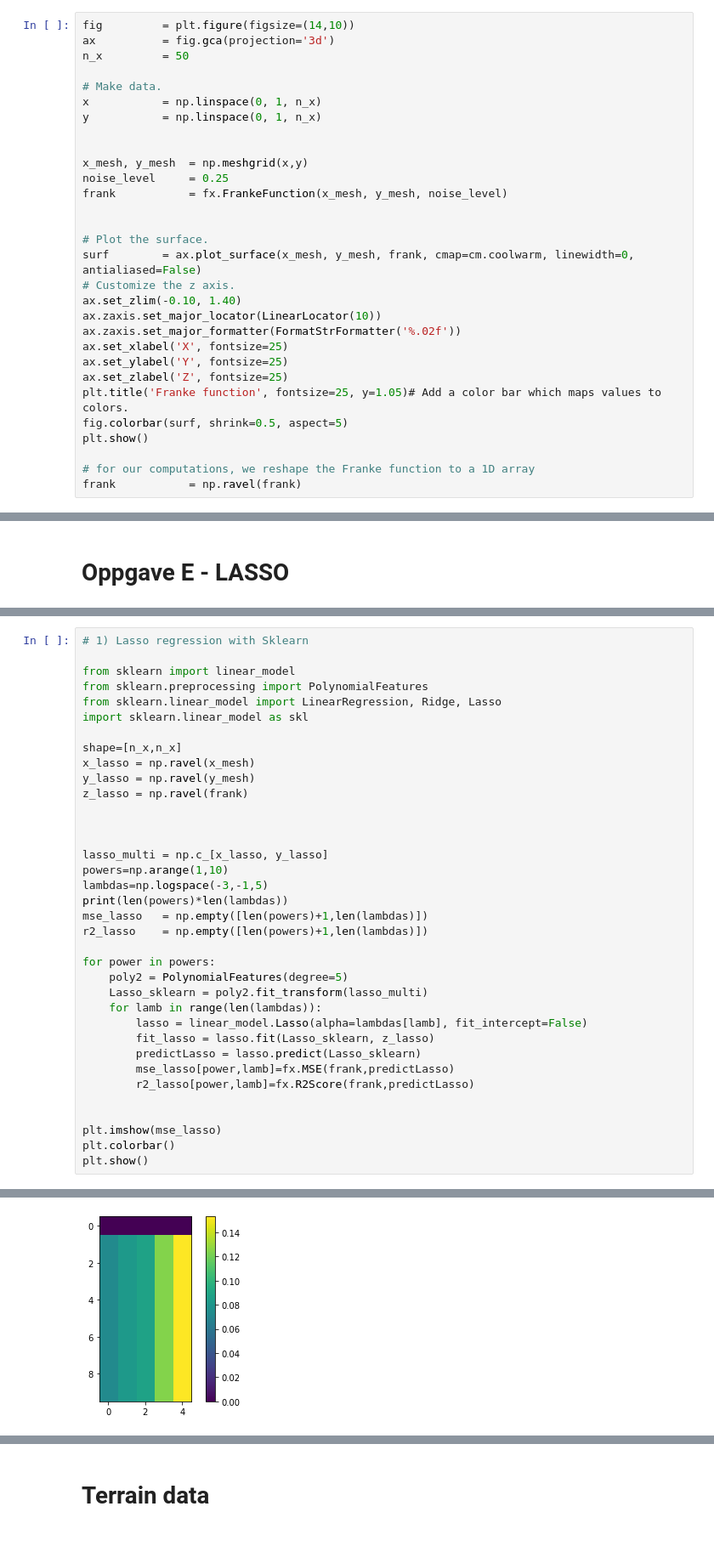
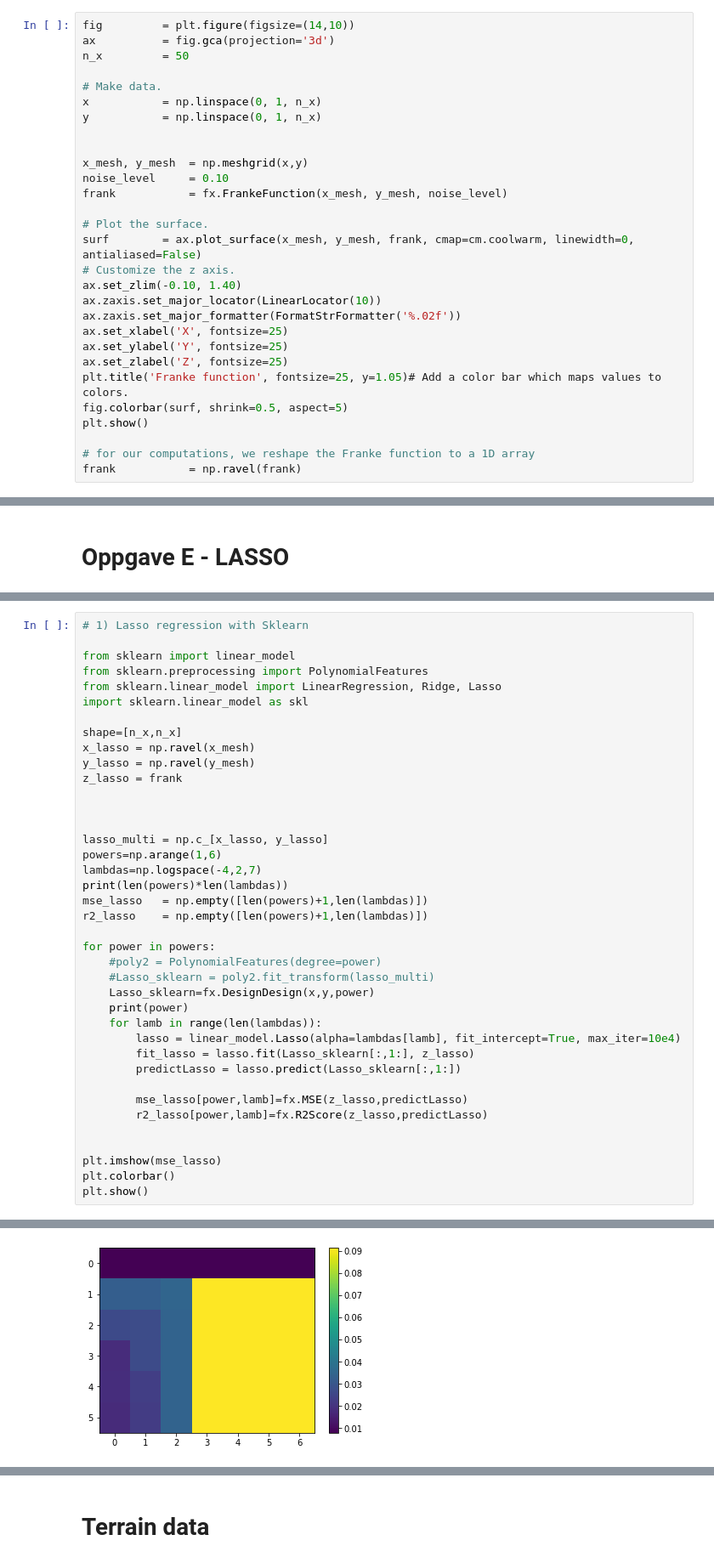
Before and after one commit to VemundST/Project1, a Jupyter notebook: main.ipynb, the cells around one changed output, grey strips where cells are left out. Shown at 85% size. Saved outputs shown, nothing was run; the diff lists cells and outputs as text; blank space fills up the shorter version.

```diff
--- a/main.ipynb
+++ b/main.ipynb
@@ -40,9 +40,8 @@ y           = np.linspace(0, 1, n_x)
 
 
 x_mesh, y_mesh  = np.meshgrid(x,y)
-noise_level     = 0.25
+noise_level     = 0.10
 frank           = fx.FrankeFunction(x_mesh, y_mesh, noise_level)
-
 
 # Plot the surface.
 surf        = ax.plot_surface(x_mesh, y_mesh, frank, cmap=cm.coolwarm, linewidth=0, antialiased=False)
@@ -785,26 +779,29 @@ import sklearn.linear_model as skl
 shape=[n_x,n_x]
 x_lasso = np.ravel(x_mesh)
 y_lasso = np.ravel(y_mesh)
-z_lasso = np.ravel(frank)
+z_lasso = frank
 
 
 
 lasso_multi = np.c_[x_lasso, y_lasso]
-powers=np.arange(1,10)
-lambdas=np.logspace(-3,-1,5)
+powers=np.arange(1,6)
+lambdas=np.logspace(-4,2,7)
 print(len(powers)*len(lambdas))
 mse_lasso   = np.empty([len(powers)+1,len(lambdas)])
 r2_lasso    = np.empty([len(powers)+1,len(lambdas)])
 
 for power in powers:
-    poly2 = PolynomialFeatures(degree=5)
-    Lasso_sklearn = poly2.fit_transform(lasso_multi)
+    #poly2 = PolynomialFeatures(degree=power)
+    #Lasso_sklearn = poly2.fit_transform(lasso_multi)
+    Lasso_sklearn=fx.DesignDesign(x,y,power)
+    print(power)
     for lamb in range(len(lambdas)):
-        lasso = linear_model.Lasso(alpha=lambdas[lamb], fit_intercept=False)
-        fit_lasso = lasso.fit(Lasso_sklearn, z_lasso)
-        predictLasso = lasso.predict(Lasso_sklearn)
-        mse_lasso[power,lamb]=fx.MSE(frank,predictLasso)
-        r2_lasso[power,lamb]=fx.R2Score(frank,predictLasso)
+        lasso = linear_model.Lasso(alpha=lambdas[lamb], fit_intercept=True, max_iter=10e4)
+        fit_lasso = lasso.fit(Lasso_sklearn[:,1:], z_lasso)
+        predictLasso = lasso.predict(Lasso_sklearn[:,1:])
+
+        mse_lasso[power,lamb]=fx.MSE(z_lasso,predictLasso)
+        r2_lasso[power,lamb]=fx.R2Score(z_lasso,predictLasso)
 
 
 plt.imshow(mse_lasso)
@@ -815,4 +817,4 @@ plt.show()
-[figure, old version]
+[figure, new version]
 # %%
 import numpy as np
 from sklearn.model_selection import KFold
```
Also changed, not shown: parts of 44 cells of this notebook, 17 other files.
